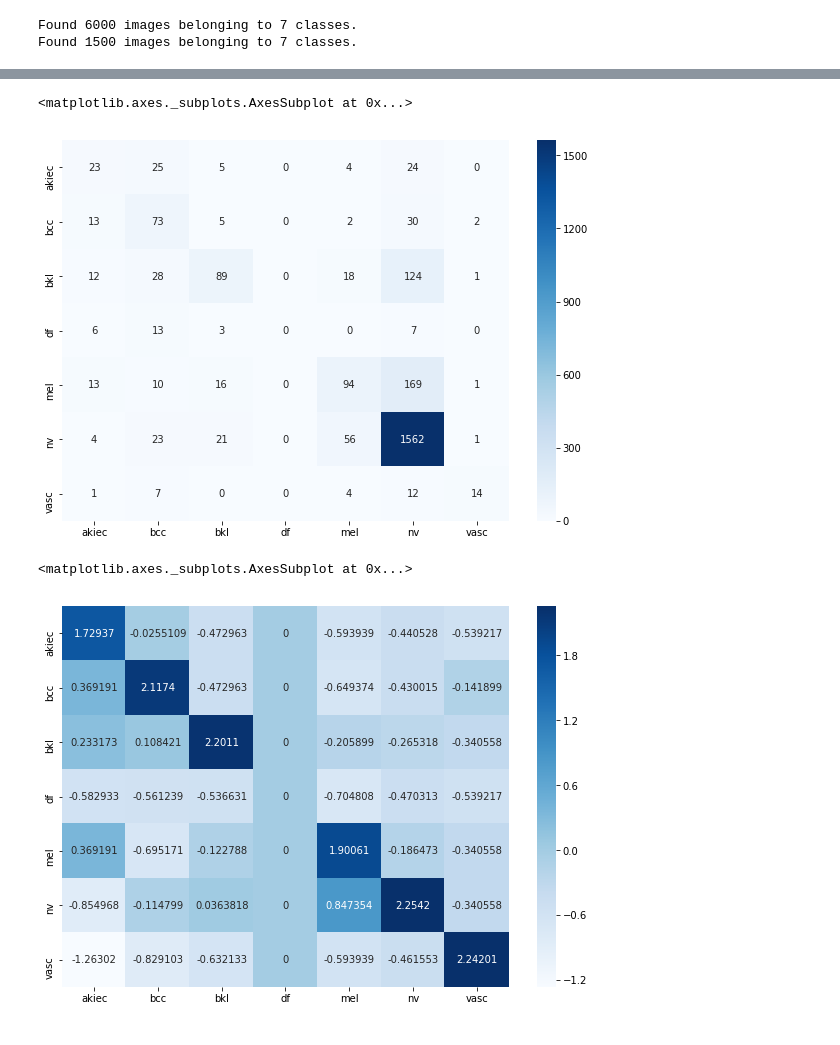
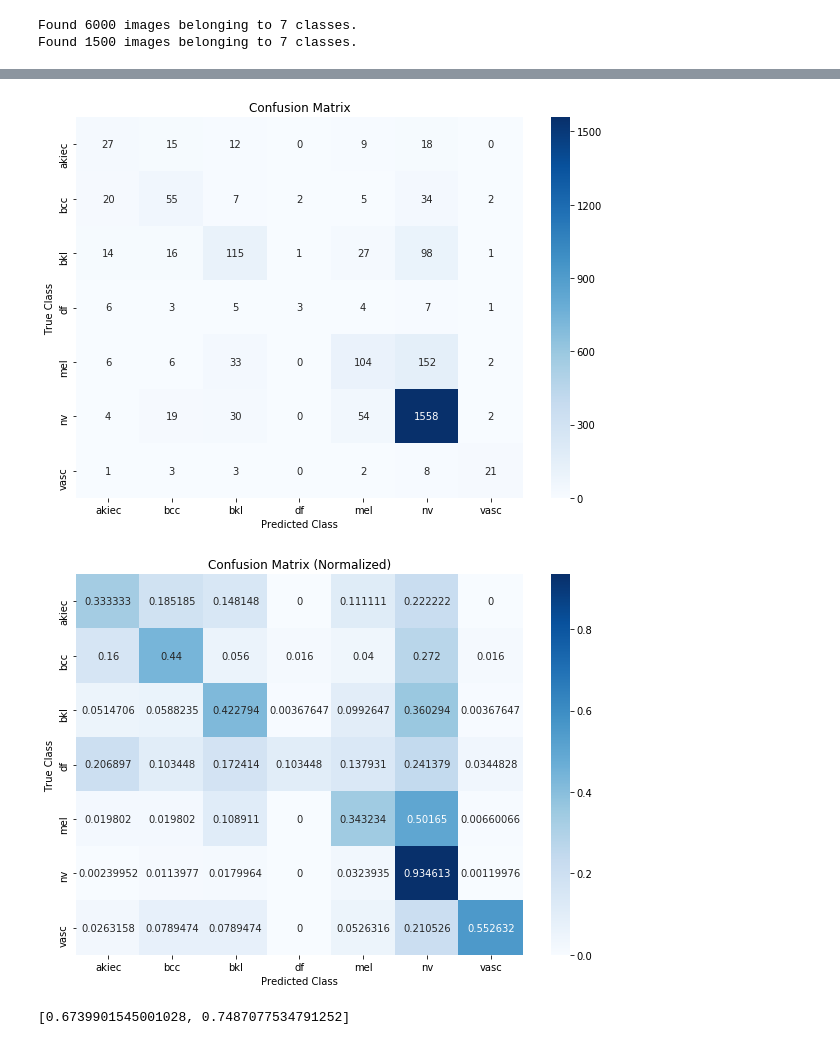
Before and after one commit to KennyHPL/Applied-ML, a Jupyter notebook: 144Project.ipynb, the cells around one changed output, grey strips where cells are left out. Drawn from its saved outputs; the diff is of its cells as text; code cells hidden in the pictures.

```diff
--- a/144Project.ipynb
+++ b/144Project.ipynb
@@ -271,10 +273,12 @@ Found 1500 images belonging to 7 classes.
 # %%
 history = model.fit_generator(
       train_generator,
-      steps_per_epoch = 100,
-      epochs = 15,
+      steps_per_epoch = 60,
+      epochs = 25,
       validation_data = valid_generator,
-      validation_steps = 50,
+      validation_steps = 15,
       verbose = 1,
-      shuffle=False)
+      shuffle=False,
+      use_multiprocessing=False,
+      workers=12)
 # %% [output]
@@ -306,10 +311,16 @@ test_generator = ImageDataGenerator(rescale=1./255).flow_from_directory(
         test_dir,
         target_size=(120, 90),
         class_mode='categorical',
-        batch_size=10,
+        batch_size=1,
         shuffle=False)
 predictions = model.predict_generator(test_generator,
-                        steps=252,
-                        verbose=1)
+                        steps=2515,
+                        verbose=1,
+                        workers=12)
+
+test_acc = model.evaluate_generator(test_generator,
+                        steps=2515,
+                        verbose=1,
+                        workers=12)
 # %% [output]
 Found 2515 images belonging to 7 classes.
@@ -317,18 +329,30 @@ Found 2515 images belonging to 7 classes.
 # %%
 from sklearn.metrics import confusion_matrix
-a = confusion_matrix(test_generator.classes, np.argmax(predictions, axis=1))
+conf_mat = confusion_matrix(test_generator.classes, np.argmax(predictions, axis=1))
 # %%
-df_cm = pd.DataFrame(a, index = [i for i in ['akiec', 'bcc', 'bkl', 'df', 'mel', 'nv', 'vasc']],
+df_cm = pd.DataFrame(conf_mat, index = [i for i in ['akiec', 'bcc', 'bkl', 'df', 'mel', 'nv', 'vasc']],
                   columns = [i for i in ['akiec', 'bcc', 'bkl', 'df', 'mel', 'nv', 'vasc']])
 plt.figure(figsize = (10,7))
-df_norm_cm=(df_cm-df_cm.mean())/(df_cm.std()+.01)
+df_norm_cm = df_cm.astype('float') / df_cm.sum(axis=1)[:, np.newaxis]
 sns.heatmap(df_cm, annot=True, cmap='Blues', fmt='g')
+plt.ylabel('True Class')
+plt.xlabel('Predicted Class')
+plt.title('Confusion Matrix')
+plt.savefig('conf.svg', format='svg', dpi=600, transparent=True, bbox_inches='tight')
+plt.show()
 # %% [output]
-<matplotlib.axes._subplots.AxesSubplot at 0x...>
-[figure, old version]
+[figure, new version]
 # %%
 plt.figure(figsize = (10,7))
 sns.heatmap(df_norm_cm, annot=True, cmap='Blues', fmt='g')
+plt.title('Confusion Matrix (Normalized)')
+plt.ylabel('True Class')
+plt.xlabel('Predicted Class')
+plt.savefig('conf_norm.svg', format='svg', dpi=600, transparent=True, bbox_inches='tight')
+plt.show()
 # %% [output]
-<matplotlib.axes._subplots.AxesSubplot at 0x...>
-[figure, old version]
+[figure, new version]
+# %%
+print(test_acc)
+# %% [output]
+[0.6739901545001028, 0.7487077534791252]
```
Also changed, not shown: parts of 12 cells of this notebook, 5 other files.
